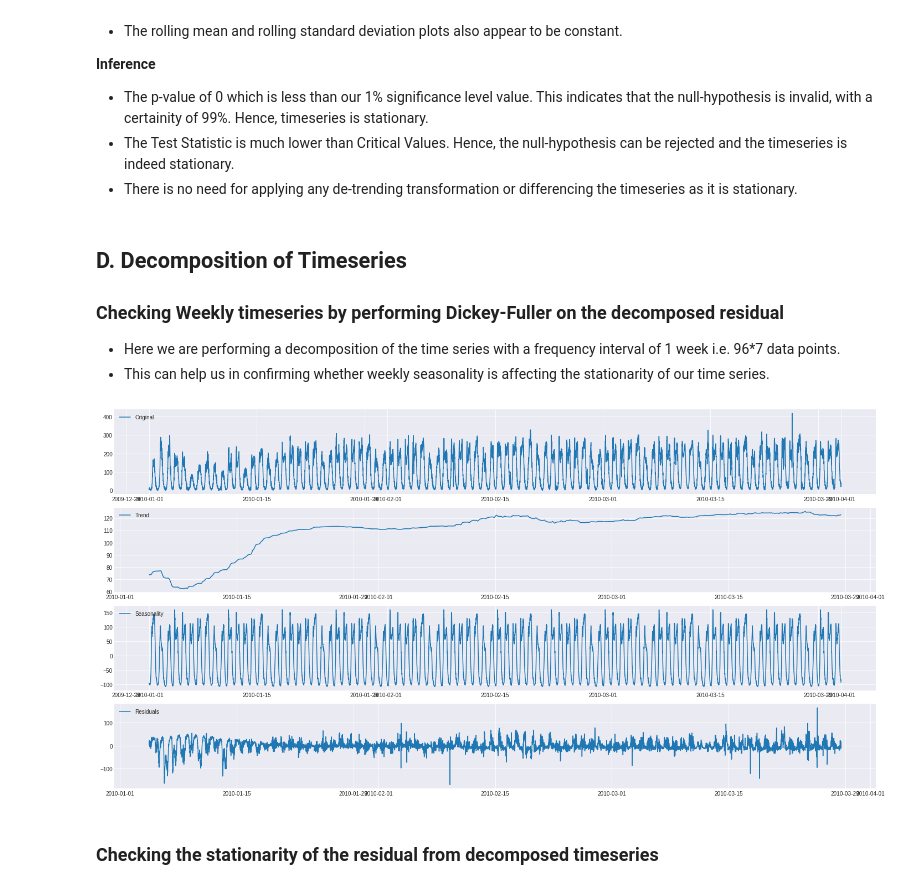
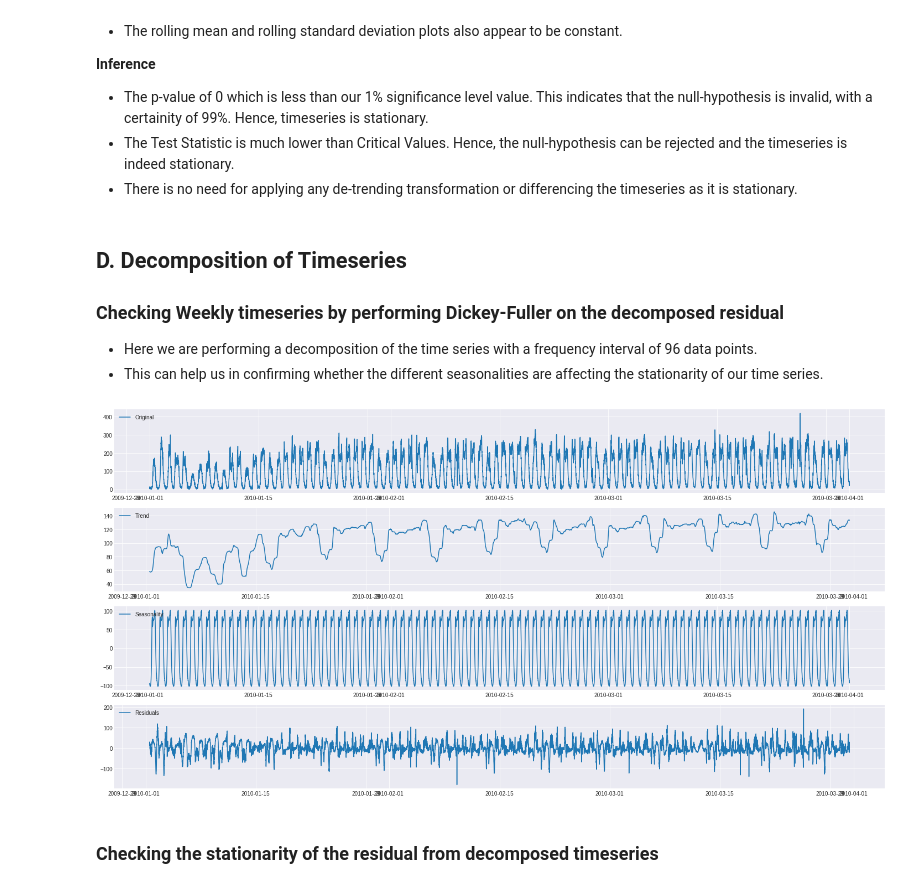
Before and after one commit to ankushjain2001/Traffic-Congestion-EDA, a Jupyter notebook: Traffic Congestion - Data Exploration.ipynb, the cells around one changed output. Saved outputs shown, nothing was run; the diff lists cells and outputs as text; code cells hidden in the pictures.

```diff
--- a/Traffic Congestion - Data Exploration.ipynb
+++ b/Traffic Congestion - Data Exploration.ipynb
@@ -365,40 +365,40 @@ dtype: float64
 # %% [markdown]
 ## D. Decomposition of Timeseries
 ### Checking Weekly timeseries by performing Dickey-Fuller on the decomposed residual
-- Here we are performing a decomposition of the time series with a frequency interval of 1 week i.e. 96\*7 data points.
-- This can help us in confirming whether weekly seasonality is affecting the stationarity of our time series.
+- Here we are performing a decomposition of the time series with a frequency interval of 96 data points.
+- This can help us in confirming whether the different seasonalities are affecting the stationarity of our time series.
 # %%
 # Importing decomposition function from statsmodels
 from statsmodels.tsa.seasonal import seasonal_decompose
 # Performing decomposition for a frequency of 1 week.
 def decomposer(ts, f, plotting):
     decomposition = seasonal_decompose(ts, freq=f, model='additive')
 
     trend = decomposition.trend
     seasonal = decomposition.seasonal
     residual = decomposition.resid
 
     if plotting:
         plt.figure(figsize=(20,10))
         plt.subplot(411)
         plt.plot(ts, label='Original')
         plt.legend(loc='upper left')
         plt.subplot(412)
         plt.plot(trend, label='Trend')
         plt.legend(loc='upper left')
         plt.subplot(413)
         plt.plot(seasonal,label='Seasonality')
         plt.legend(loc='upper left')
         plt.subplot(414)
         plt.plot(residual, label='Residuals')
         plt.legend(loc='upper left')
         plt.tight_layout()
     return trend, seasonal, residual
 
 # Performing the decomposition
-_, _, residualTS = decomposer(dataTS, 96*7, True)
+_, _, residualTS = decomposer(dataTS, 96, True)
 # %% [output]
-[figure, old version]
+[figure, new version]
 # %% [markdown]
 ### Checking the stationarity of the residual from decomposed timeseries
 # %%
```
Also changed, not shown: parts of 4 cells of this notebook.
